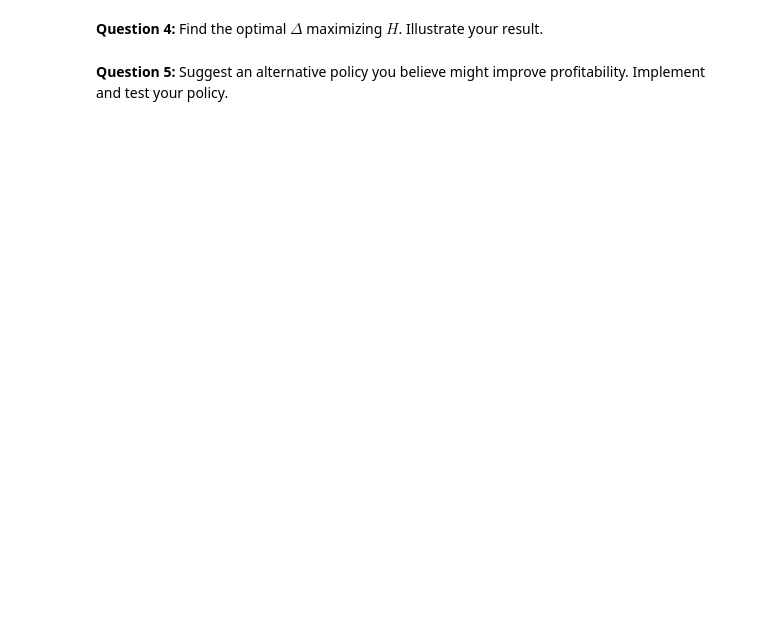
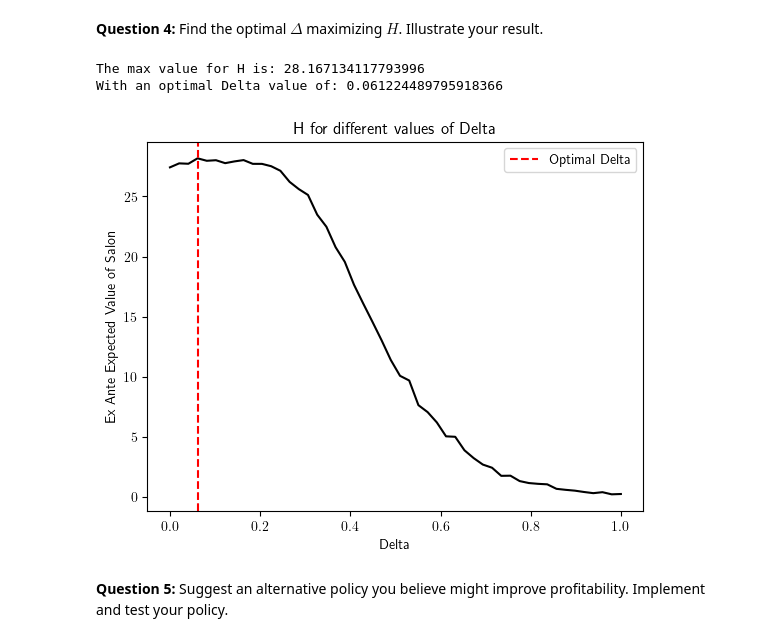
Before and after one commit to NumEconCopenhagen/projects-2023-julius-oskar, a Jupyter notebook: Exam/Exam-2023-notebook.ipynb, the cells around one changed output. Drawn from its saved outputs; the diff is of its cells as text; code cells hidden in the pictures; blank space fills up the shorter version.

```diff
--- a/Exam/Exam-2023-notebook.ipynb
+++ b/Exam/Exam-2023-notebook.ipynb
@@ -457,3 +540,83 @@ With $\Delta \geq 0$ and $\Delta = 0$ being the previous policy.
+# %%
+# Defining parameters
+
+rho = 0.9
+i = 0.01
+sigma = 0.1
+R = (1 + 0.01) ** (1 / 12)
+K = 1000
+
+# Define a list of Delta values
+delta_values = np.linspace(0,1,50)
+
+# Create an empty list to store H values
+H_values = []
+
+# Running the same simulation as in question 3, now just for different delta values
+for delta in delta_values:
+    K_h = []
+
+    for j in range(K):
+        kappa = [1]
+
+        for t in range(120):
+            kappa_t = rho * np.log(kappa[t - 1]) + np.random.normal(loc=-0.5 * sigma**2, scale=sigma)
+            kappa.append(np.exp(kappa_t))
+
+        ell = [0]
+        eta = 0.5
+        w = 1
+
+        for t in range(1,120):
+            if abs(ell[t - 1]-((1-eta)*kappa[t]/w)**(1/eta)) > delta:
+                ell.append(((1 - eta) * kappa[t] / w) ** (1 / eta))
+            else:
+                ell.append(ell[t - 1])
+
+        h_t = []
+
+        for t in range(120):
+            if ell[t] != ell[t - 1]:
+                h_t.append(R ** (-t) * (kappa[t] * ell[t] ** (1 - eta) - w * ell[t] - i))
+            else:
+                h_t.append(R ** (-t) * (kappa[t] * ell[t] ** (1 - eta) - w * ell[t]))
+
+        h = sum(h_t)
+        K_h.append(h)
+
+    H = 1 / K * sum(K_h)
+
+    # Append H value to the list
+    H_values.append(H)
+
+
+# Creating a dataframe with Delta and H values
+df = pd.DataFrame(columns=['Delta', 'H'])
+
+df['Delta']=delta_values
+df['H']=H_values
+
+# Finding the maximal value of H, and the corresponding delta value
+
+max_H = max(df['H'])
+max_H_index = df['H'].idxmax()
+max_delta = df.loc[max_H_index, 'Delta']
+print('The max value for H is:',max_H)
+print('With an optimal Delta value of:',max_delta)
+
+# Plotting H for different values of Delta
+
+plt.plot(delta_values, H_values, color="black")
+plt.ylabel('Ex Ante Expected Value of Salon') # Setting label for y-axis
+plt.xlabel('Delta') # Setting label for x-axis
+plt.title('H for different values of Delta') # Setting title
+plt.axvline(x=max_delta, color='red', linestyle='dashed', label='Optimal Delta') # Plotting a vertical line for the optimal delta value
+plt.legend() # Inserting legend
+plt.show() # Plotting the plot
+# %% [output]
+The max value for H is: 28.167134117793996
+With an optimal Delta value of: 0.061224489795918366
+[figure, added]
 # %% [markdown]
 
 **Question 5:** Suggest an alternative policy you believe might improve profitability. Implement and test your policy.
```
Also changed, not shown: parts of 22 cells of this notebook.
